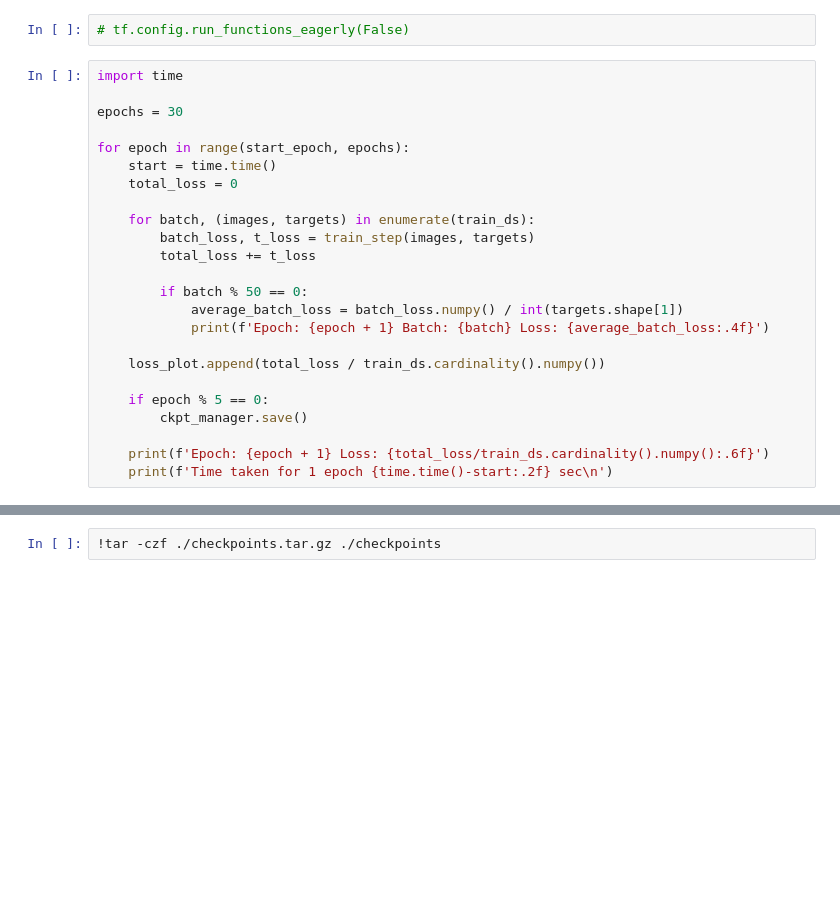
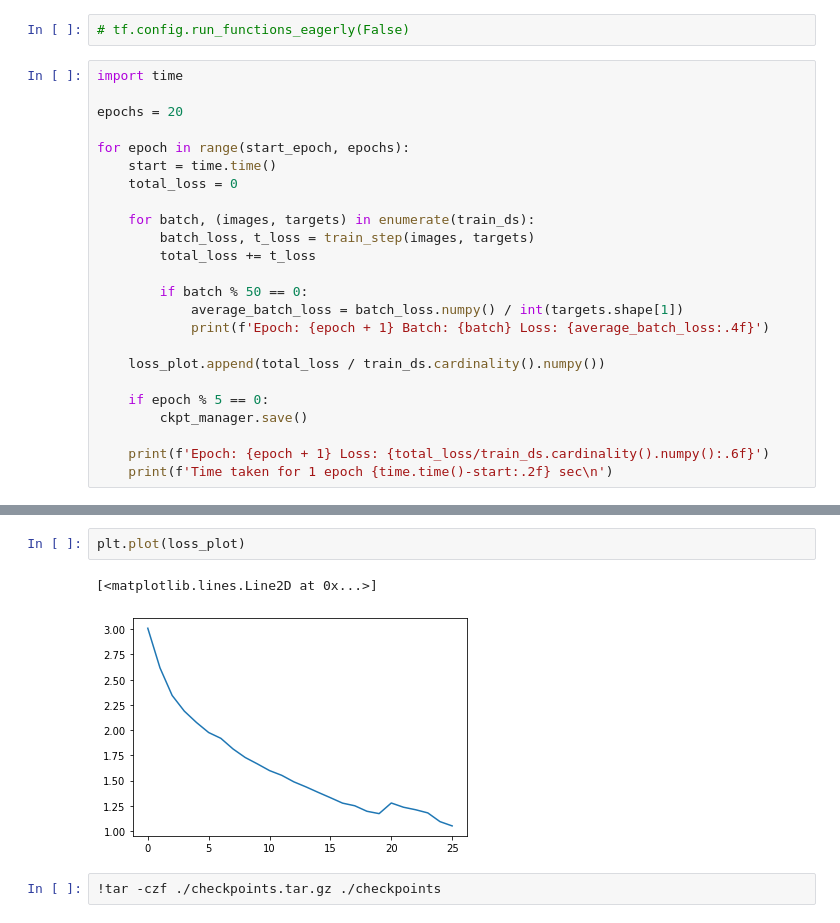
Before and after one commit to LapTQ/IT4343E_OCR, a Jupyter notebook: image_captioning.ipynb, the cells around one changed output, grey strips where cells are left out. Saved outputs shown, nothing was run; the diff lists cells and outputs as text; blank space fills up the shorter version.

```diff
--- a/image_captioning.ipynb
+++ b/image_captioning.ipynb
@@ -408,7 +408,7 @@ def train_step(images, targets):
 # %%
 import time
 
-epochs = 30
+epochs = 20
 
 for epoch in range(start_epoch, epochs):
     start = time.time()
@@ -451,3 +434,8 @@ KeyboardInterrupt: ignored
+# %%
+plt.plot(loss_plot)
+# %% [output]
+[<matplotlib.lines.Line2D at 0x...>]
+[figure, added]
 # %%
 !tar -czf ./checkpoints.tar.gz ./checkpoints
 # %%
```
Also changed, not shown: parts of 1 cell of this notebook.
